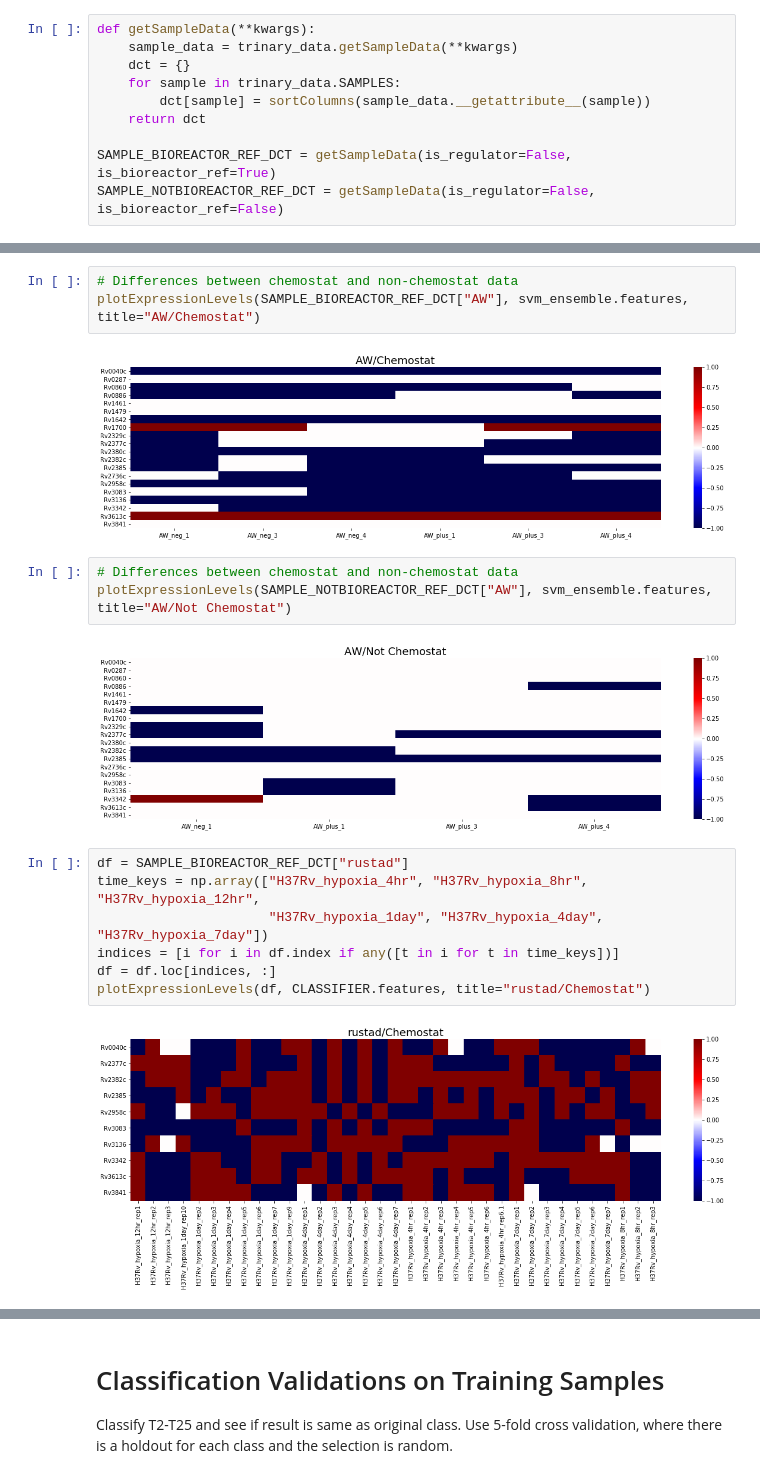
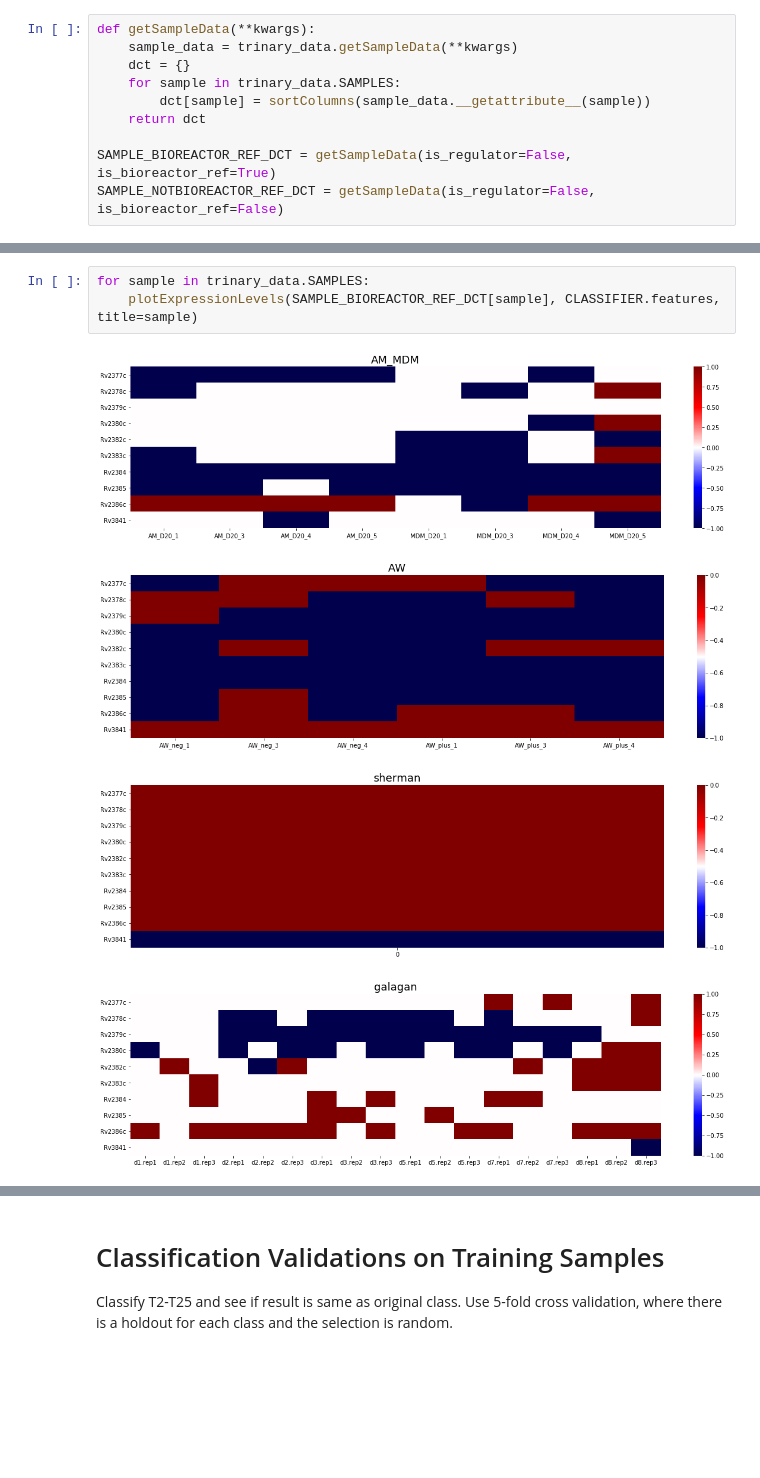
Before and after one commit to uwescience/xstate, a Jupyter notebook: notebooks/Classification of Lab Samples.ipynb, the cells around one changed output, grey strips where cells are left out. Drawn from its saved outputs; the diff is of its cells as text; blank space fills up the shorter version.

```diff
--- a/notebooks/Classification of Lab Samples.ipynb
+++ b/notebooks/Classification of Lab Samples.ipynb
@@ -295,19 +246,8 @@ plotExpressionLevels(SAMPLE_NOTBIOREACTOR_REF_DCT["AM_MDM"], svm_ensemble.featur
-# %%
-# Differences between chemostat and non-chemostat data
-plotExpressionLevels(SAMPLE_BIOREACTOR_REF_DCT["AW"], svm_ensemble.features, title="AW/Chemostat")
-# %% [output]
-[figure, removed]
-# %%
-# Differences between chemostat and non-chemostat data
-plotExpressionLevels(SAMPLE_NOTBIOREACTOR_REF_DCT["AW"], svm_ensemble.features, title="AW/Not Chemostat")
-# %% [output]
-[figure, removed]
-# %%
-df = SAMPLE_BIOREACTOR_REF_DCT["rustad"]
-time_keys = np.array(["H37Rv_hypoxia_4hr", "H37Rv_hypoxia_8hr", "H37Rv_hypoxia_12hr",
-                      "H37Rv_hypoxia_1day", "H37Rv_hypoxia_4day", "H37Rv_hypoxia_7day"])
-indices = [i for i in df.index if any([t in i for t in time_keys])]
-df = df.loc[indices, :]
-plotExpressionLevels(df, CLASSIFIER.features, title="rustad/Chemostat")
-# %% [output]
-[figure, removed]
+# %%
+for sample in trinary_data.SAMPLES:
+    plotExpressionLevels(SAMPLE_BIOREACTOR_REF_DCT[sample], CLASSIFIER.features, title=sample)
+# %% [output]
+[figure, added]
+[figure, added]
+[figure, added]
+[figure, added]
```
Also changed, not shown: parts of 51 cells of this notebook.
